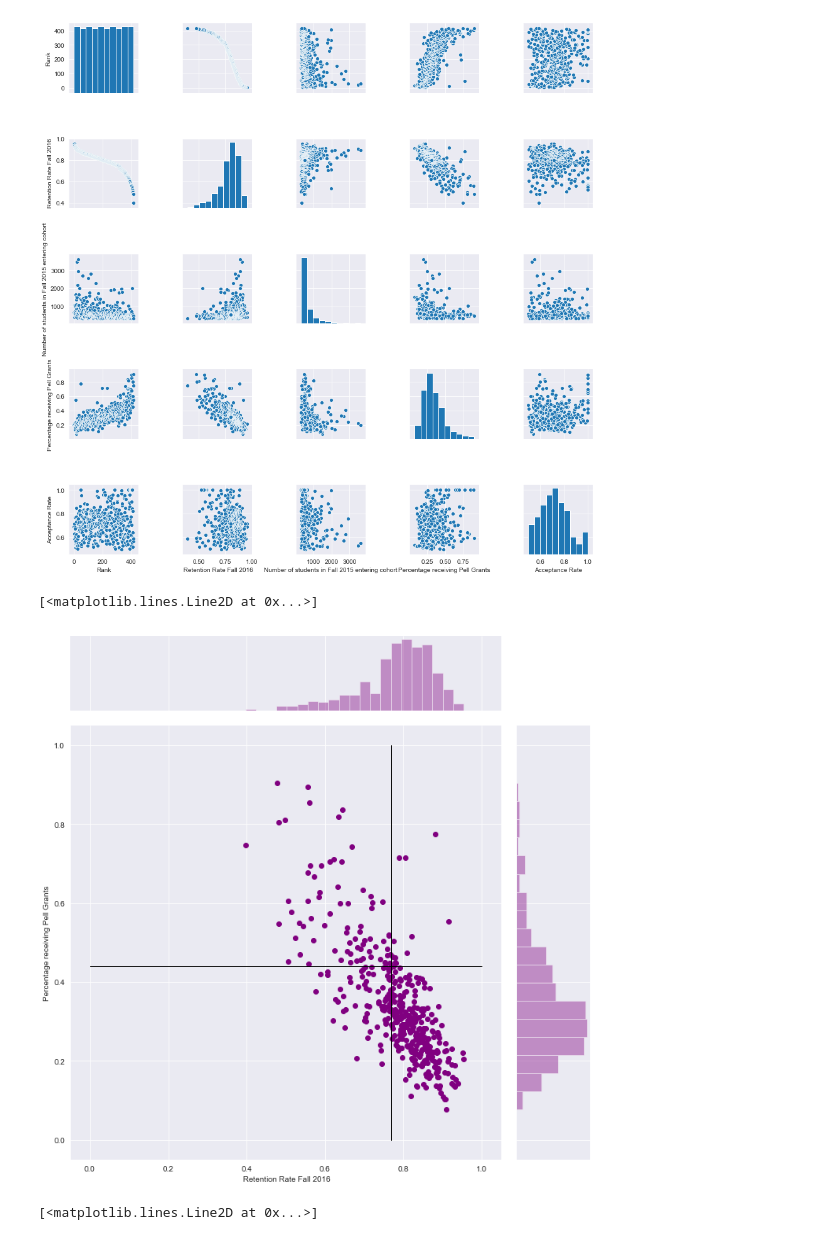
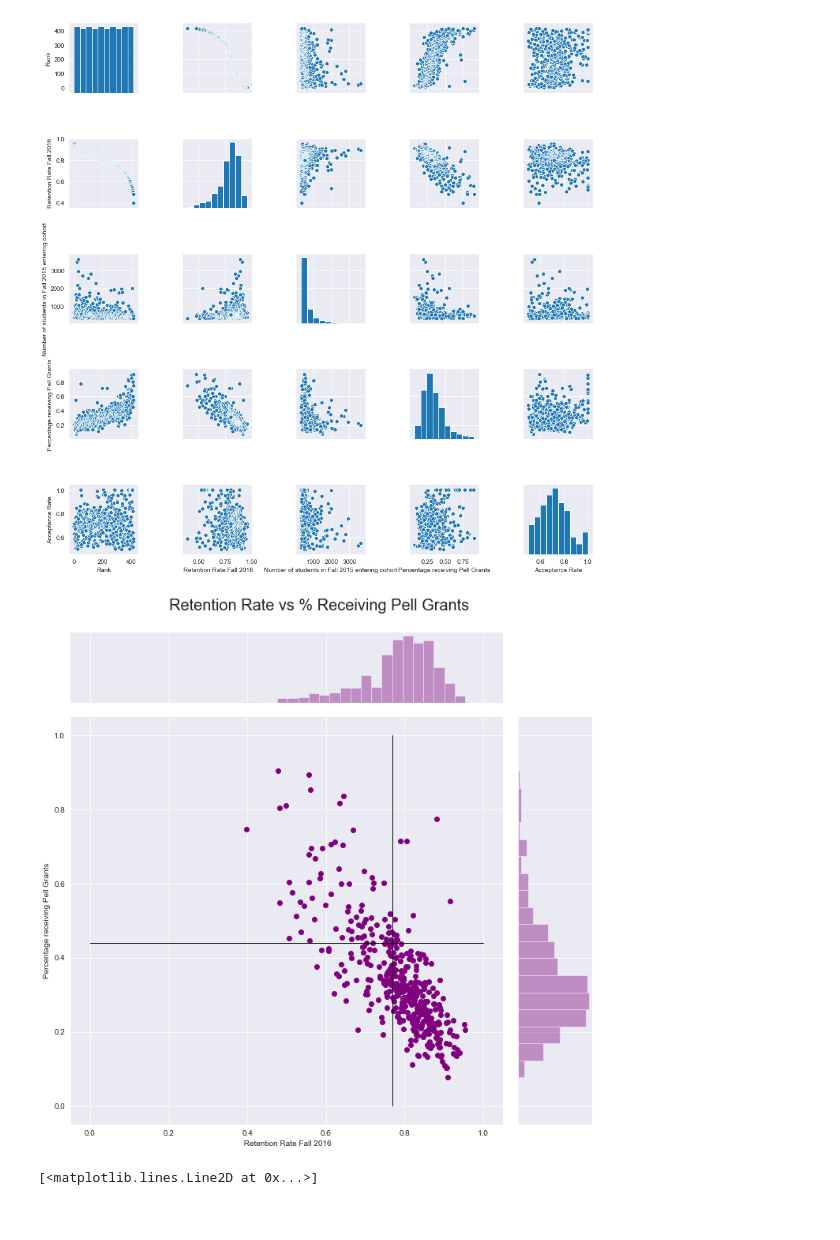
Before and after one commit to MUrmeneta/PrivateNonProfitRetentionRates, a Jupyter notebook: Private Non-Profit-Retention Rates.ipynb, the cells around one changed output. Cells and saved outputs as stored; diff of their text form; code cells hidden in the pictures.

```diff
--- a/Private Non-Profit-Retention Rates.ipynb
+++ b/Private Non-Profit-Retention Rates.ipynb
@@ -77,15 +77,21 @@ sns.pairplot(data=PrivateNonProfit, height = 2.5)
 # %%
 grid = sns.jointplot(x=' Retention Rate Fall 2016',
               y='Percentage receiving Pell Grants',
               data=PrivateNonProfit, color='purple', height=10)
 # Create refernce line plots
 # NYIT is at 77% retention
 grid.ax_joint.plot([.77,.77], [1,0], '-', linewidth = 1, color = 'k')
 # NYIT is at 44% Pell
 grid.ax_joint.plot([1,0], [.44,.44], '-', linewidth = 1, color = 'k')
+
+# Add a title for the whole plot
+plt.subplots_adjust(top=0.92)
+grid = grid.fig.suptitle('Retention Rate vs % Receiving Pell Grants',fontsize=20)
+
+#Exports a high resolution EPS file
+plt.savefig('DataFile/Output/Retention vs Pell.eps', format='eps', dpi=1000)
 # %% [output]
-[<matplotlib.lines.Line2D at 0x...>]
-[figure, old version]
+[figure, new version]
 # %%
 grid = sns.jointplot(x=' Retention Rate Fall 2016',
               y='Percentage receiving Pell Grants',
```
Also changed, not shown: parts of 6 cells of this notebook.
